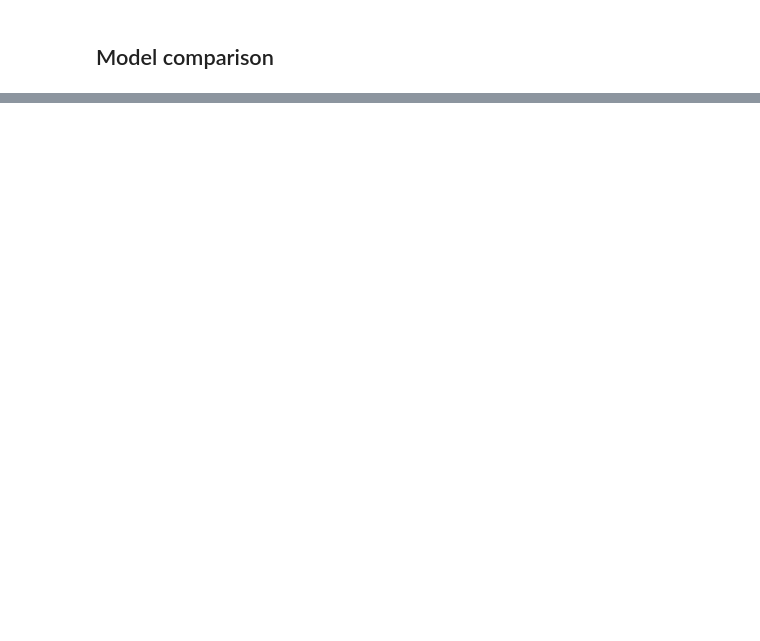
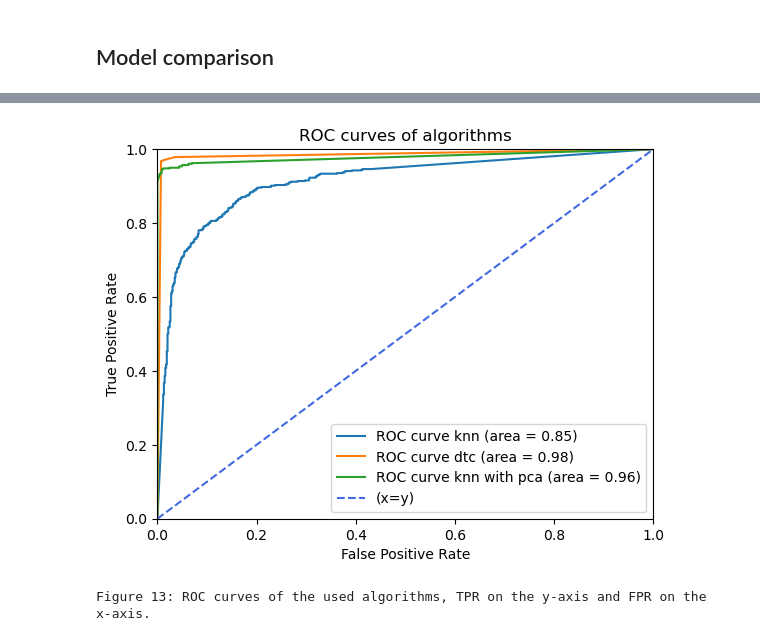
Before and after one commit to Fryke/MRIclassifier, a Jupyter notebook: DSC vs KNN.ipynb, the cells around one changed output, grey strips where cells are left out. Saved outputs shown, nothing was run; the diff lists cells and outputs as text; code cells hidden in the pictures; blank space fills up the shorter version.

```diff
--- a/DSC vs KNN.ipynb
+++ b/DSC vs KNN.ipynb
@@ -163,6 +163,7 @@ Best estimators for the dataset are: {'criterion': 'gini', 'max_depth': 10, 'max
 # Check if model is overfitting.
 y_train_pred_dtc  = grid_search_dtc.predict(X_train)
 y_test_pred_dtc = grid_search_dtc.predict(X_test)
+y_test_prob_dtc = grid_search_dtc.predict_proba(X=X_test)
 
 dtc_accuracy_train = accuracy_score(y_train, y_train_pred_dtc) * 100
 dtc_accuracy_test = accuracy_score(y_test, y_test_pred_dtc) * 100
@@ -369,6 +365,8 @@ Best parameters for the dataset are: {'leaf_size': 5, 'n_neighbors': 17, 'p': 1,
 # Calculating f1-score with best performing parmeters.
 y_train_pred_knn = grid_search_knn.predict(X_train)
 y_test_pred_knn = grid_search_knn.predict(X_test)
+y_test_prob_knn = grid_search_knn.predict_proba(X=X_test)
+
 f1_test_score_knn_1 = f1_score(y_test, y_test_pred_knn) * 100
 
 print("F1-score for our testing dataset with tuning is : {:.2f}%".format(f1_test_score_knn_1) )
@@ -483,6 +481,7 @@ pca.fit(X_train, y_train)
 grid_search_knn.fit(pca.transform(X_train), y_train)
 
 y_test_pred_pca = grid_search_knn.predict(pca.transform(X_test))
+y_test_prob_pca = grid_search_knn.predict_proba(X=pca.transform(X_test))
 
 accuracy_test_score_knn_pca = accuracy_score(y_test, y_test_pred_pca) * 100
 print(f'Accuracy score for test data with PCA applied: {accuracy_test_score_knn_pca}')
@@ -611,0 +578,38 @@ Figure 13: ROC curves of the used algorithms, TPR on the y-axis and FPR on the x
+# %%
+fpr_dtc, tpr_dtc, thresholds_dtc = metrics.roc_curve(y_test, y_test_prob_dtc[:, 1])
+fpr_knn, tpr_knn, thresholds_knn = metrics.roc_curve(y_test, y_test_prob_knn[:, 1])
+fpr_pca, tpr_pca, thresholds_pca = metrics.roc_curve(y_test, y_test_prob_pca[:, 1])
+
+auc_score_dtc = metrics.roc_auc_score(y_test, y_test_pred_dtc)
+auc_score_knn = metrics.roc_auc_score(y_test, y_test_pred_knn)
+auc_score_knn_pca = metrics.roc_auc_score(y_test, y_test_pred_pca)
+
+plt.figure()
+plt.plot(
+    fpr_knn,
+    tpr_knn,
+    label="ROC curve knn (area = %0.2f)" % auc_score_knn,
+)
+plt.plot(
+    fpr_dtc,
+    tpr_dtc,
+    label="ROC curve dtc (area = %0.2f)" % auc_score_dtc,
+)
+plt.plot(
+    fpr_pca,
+    tpr_pca,
+    label="ROC curve knn with pca (area = %0.2f)" % auc_score_knn_pca,
+)
+plt.plot([0, 1], [0, 1], color="royalblue", linestyle="--", label='(x=y)')
+plt.xlim([0.0, 1.0])
+plt.ylim([0.0, 1.0])
+plt.xlabel("False Positive Rate")
+plt.ylabel("True Positive Rate")
+plt.title('ROC curves of algorithms')
+plt.legend(loc="lower right")
+plt.show()
+print(f"Figure {figure_counter}: ROC curves of the used algorithms, TPR on the y-axis and FPR on the x-axis.\n")
+figure_counter+=1
+# %% [output]
+[figure, added]
+Figure 13: ROC curves of the used algorithms, TPR on the y-axis and FPR on the x-axis.
```
Also changed, not shown: parts of 24 cells of this notebook, 1 other file.
